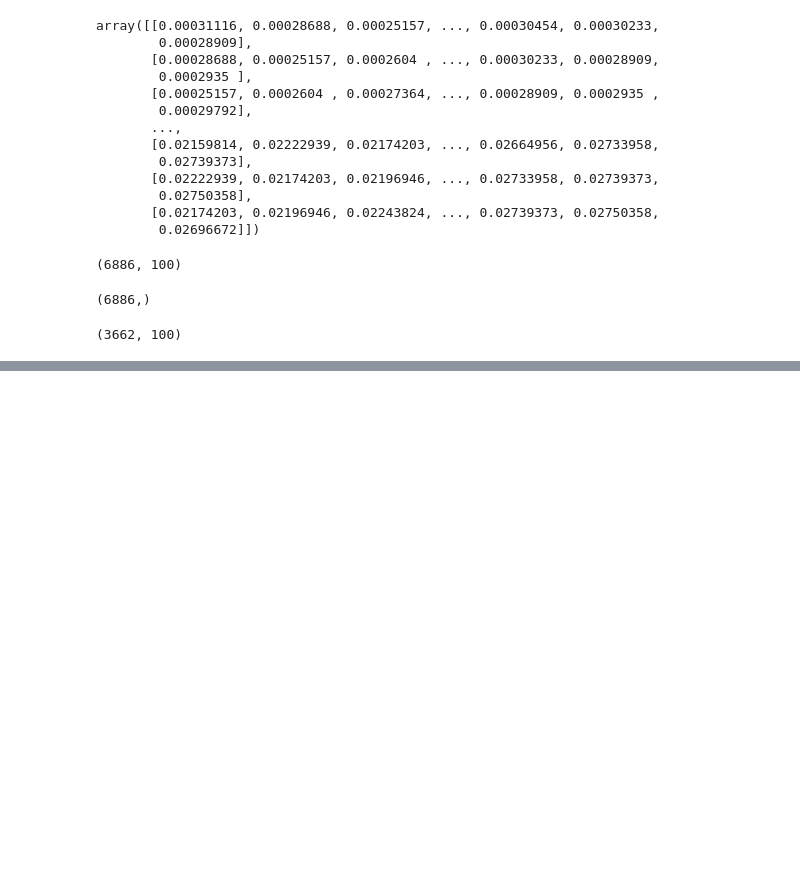
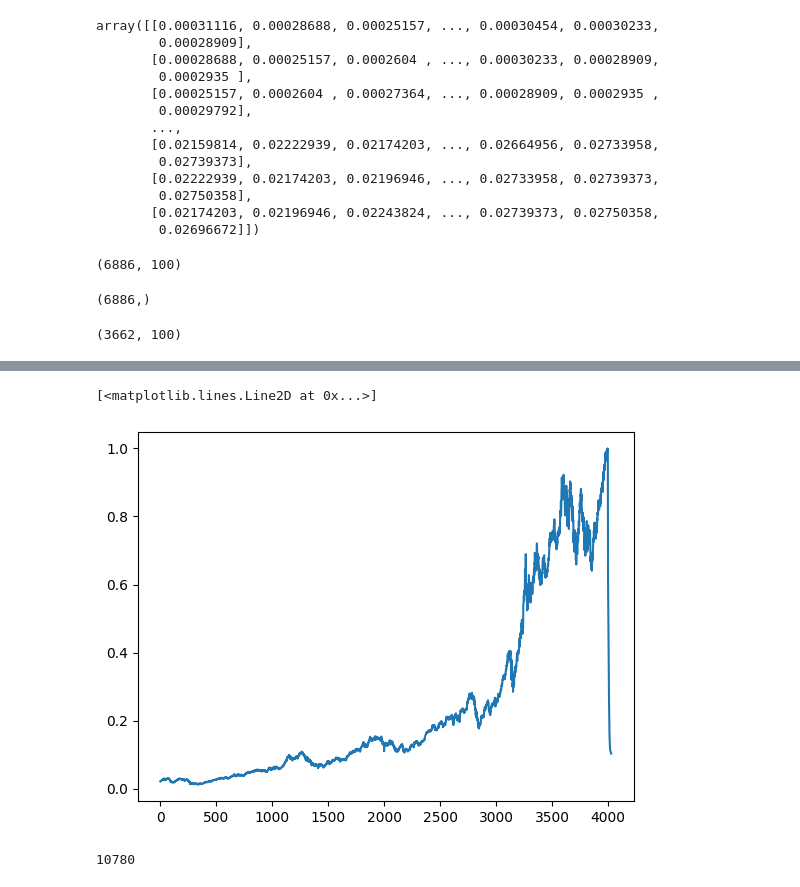
Before and after one commit to AmoghVaishnav/stockPrediction, a Jupyter notebook: sample.ipynb, the cells around one changed output, grey strips where cells are left out. Drawn from its saved outputs; the diff is of its cells as text; code cells hidden in the pictures; blank space fills up the shorter version.

```diff
--- a/sample.ipynb
+++ b/sample.ipynb
@@ -147,0 +301,11 @@ NameError: name 'Sequential' is not defined
+# %%
+df3=df2.tolist()
+df3.extend(lst_output)
+plt.plot(df3[6750:])
+# %% [output]
+[<matplotlib.lines.Line2D at 0x...>]
+[figure, added]
+# %%
+len(df3)
+# %% [output]
+10780
```
Also changed, not shown: parts of 19 cells of this notebook.
